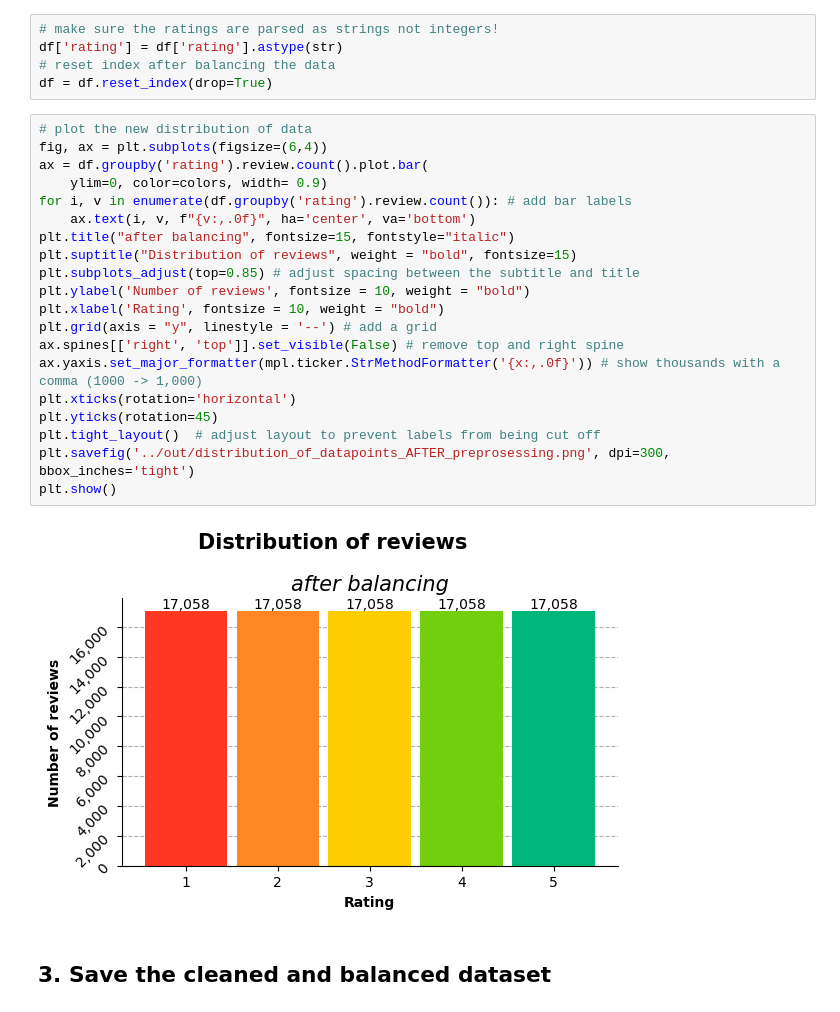
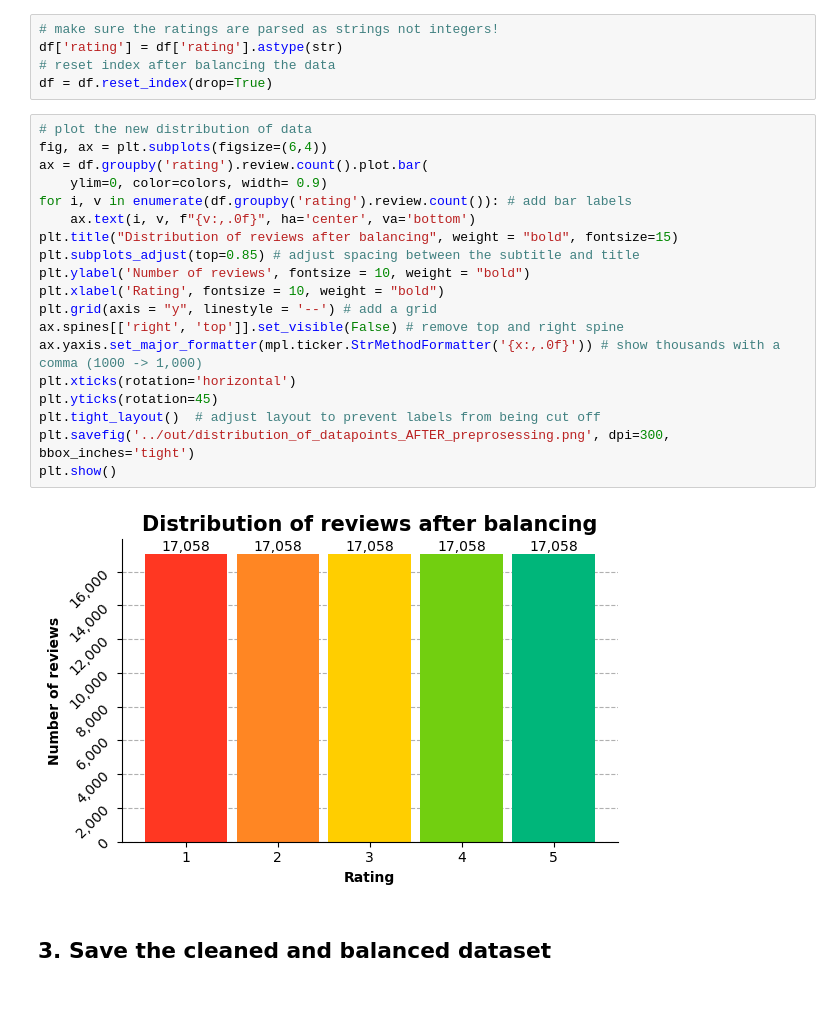
Before and after one commit to agnesbn/PostNord_project, a Jupyter notebook: notebooks/preprocessing.ipynb, the cells around one changed output. Cells and saved outputs as stored; diff of their text form.

```diff
--- a/notebooks/preprocessing.ipynb
+++ b/notebooks/preprocessing.ipynb
@@ -306,25 +305,24 @@ df = df.reset_index(drop=True)
 # %%
 # plot the new distribution of data
 fig, ax = plt.subplots(figsize=(6,4))
 ax = df.groupby('rating').review.count().plot.bar(
     ylim=0, color=colors, width= 0.9)
 for i, v in enumerate(df.groupby('rating').review.count()): # add bar labels
     ax.text(i, v, f"{v:,.0f}", ha='center', va='bottom')
-plt.title("after balancing", fontsize=15, fontstyle="italic")
-plt.suptitle("Distribution of reviews", weight = "bold", fontsize=15)
+plt.title("Distribution of reviews after balancing", weight = "bold", fontsize=15)
 plt.subplots_adjust(top=0.85) # adjust spacing between the subtitle and title
 plt.ylabel('Number of reviews', fontsize = 10, weight = "bold")
 plt.xlabel('Rating', fontsize = 10, weight = "bold")
 plt.grid(axis = "y", linestyle = '--') # add a grid
 ax.spines[['right', 'top']].set_visible(False) # remove top and right spine
 ax.yaxis.set_major_formatter(mpl.ticker.StrMethodFormatter('{x:,.0f}')) # show thousands with a comma (1000 -> 1,000)
 plt.xticks(rotation='horizontal')
 plt.yticks(rotation=45)
 plt.tight_layout()  # adjust layout to prevent labels from being cut off
 plt.savefig('../out/distribution_of_datapoints_AFTER_preprosessing.png', dpi=300, bbox_inches='tight')
 plt.show()
 # %% [output]
-[figure, old version]
+[figure, new version]
 # %% [markdown]
 ## 3. Save the cleaned and balanced dataset
 # %%
```
Also changed, not shown: parts of 1 cell of this notebook.
